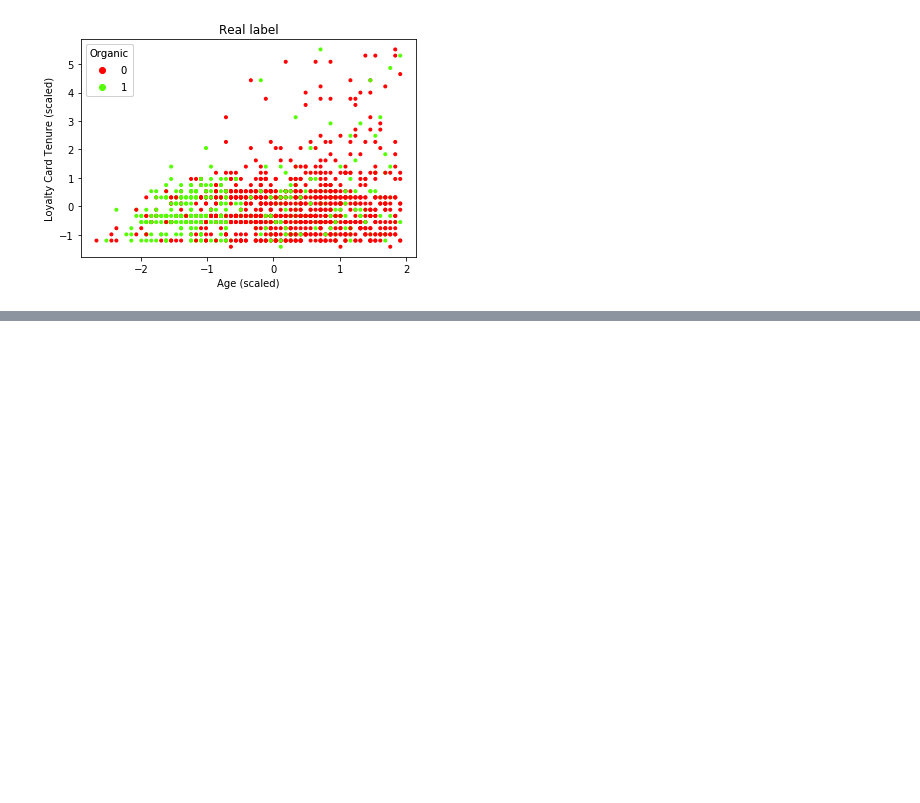
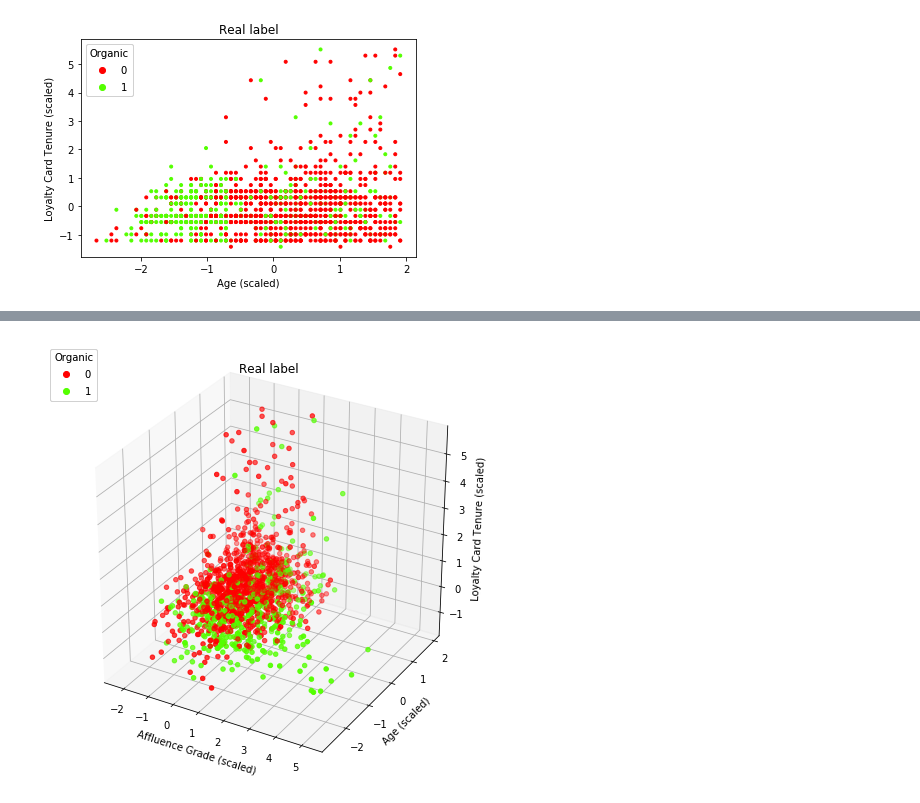
Before and after one commit to ta-data-lis/final-project, a Jupyter notebook: your-project/Modelling - add Total Spend.ipynb, the cells around one changed output, grey strips where cells are left out. Drawn from its saved outputs; the diff is of its cells as text; code cells hidden in the pictures; blank space fills up the shorter version.

Commit message:
[final-project] Silvia Nicolau

```diff
--- a/your-project/Modelling - add Total Spend.ipynb
+++ b/your-project/Modelling - add Total Spend.ipynb
@@ -248,0 +250,14 @@ plt.show()
+# %%
+fig = plt.figure(figsize=(8, 8))
+ax = fig.gca(projection='3d')
+ax.scatter(xs=X_test[:,4], ys=X_test[:,5], zs=X_test[:,6], c=y_test, cmap='prism', marker="o")
+legend1 = ax.legend(*scatter.legend_elements(), loc="upper left", title="Organic")
+ax.add_artist(legend1)
+ax.set_xlabel('Affluence Grade (scaled)')
+ax.set_ylabel('Age (scaled)')
+ax.set_zlabel('Loyalty Card Tenure (scaled)')
+plt.title('Real label')
+ax.grid(True)
+plt.show()
+# %% [output]
+[figure, added]
```
Also changed, not shown: parts of 11 cells of this notebook, 5 other files.
